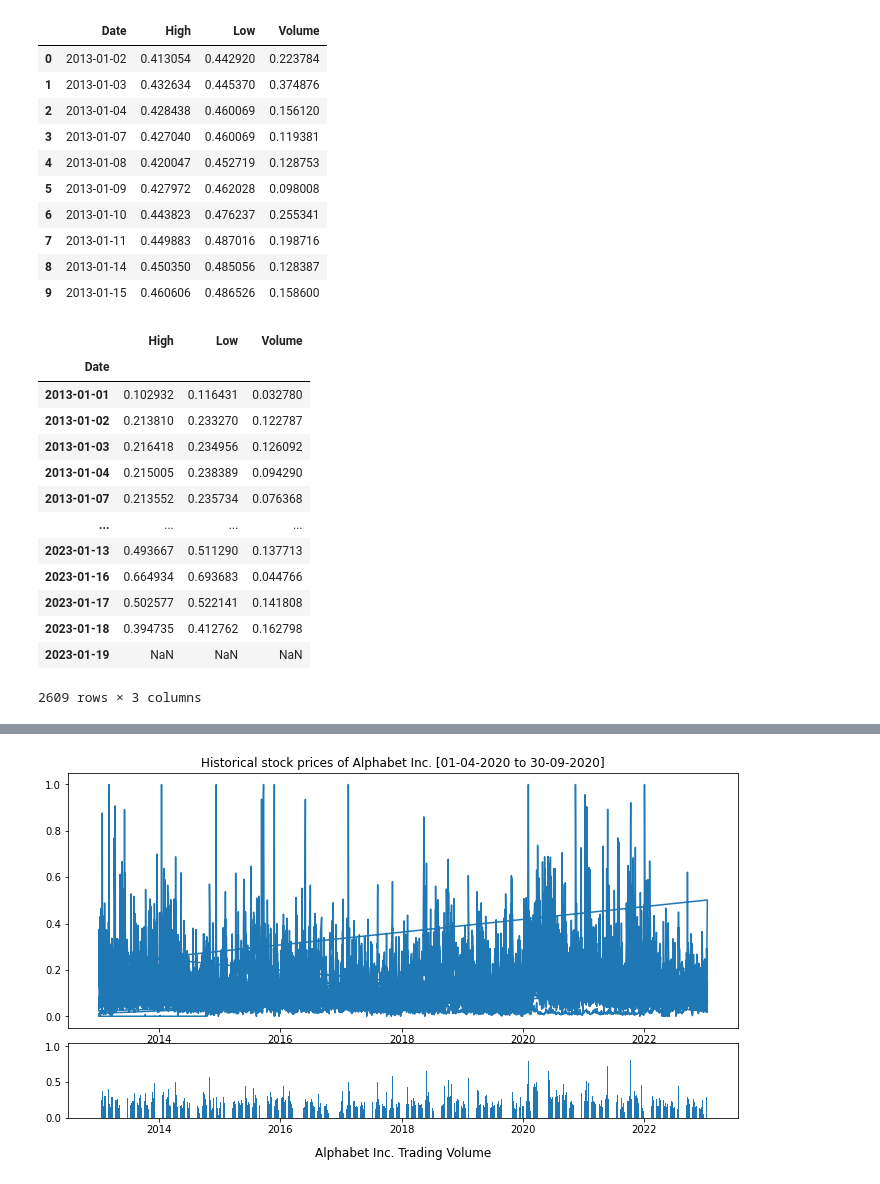
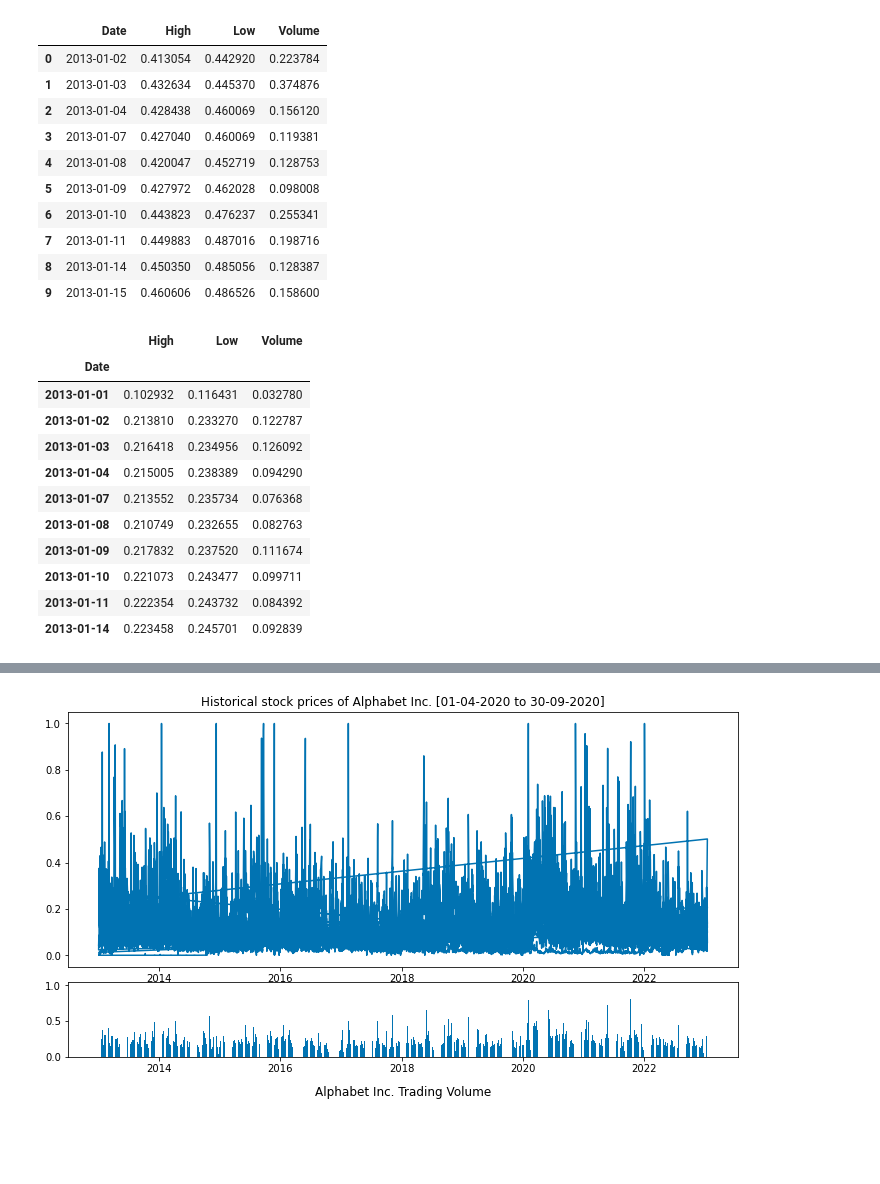
Before and after one commit to anjaliskilton/Finance_Group_Project, a Jupyter notebook: AutoMobile_Analysis_Function.ipynb, the cells around one changed output, grey strips where cells are left out. Saved outputs shown, nothing was run; the diff lists cells and outputs as text; code cells hidden in the pictures; blank space fills up the shorter version.

```diff
--- a/AutoMobile_Analysis_Function.ipynb
+++ b/AutoMobile_Analysis_Function.ipynb
@@ -98,19 +96,19 @@ AutoMobile_df.head(10)
 | 8 | 2013-01-14 | 0.450350 | 0.485056 | 0.128387 |
 | 9 | 2013-01-15 | 0.460606 | 0.486526 | 0.158600 |
 # %%
-AutoMobile_df.groupby('Date')[['High','Low','Volume']].mean()
+df_Auto = AutoMobile_df.groupby('Date')[['High','Low','Volume']].mean().dropna()
-# %% [output]
-|  | High | Low | Volume |
-| Date |  |  |  |
-| 2013-01-01 | 0.102932 | 0.116431 | 0.032780 |
-| 2013-01-02 | 0.213810 | 0.233270 | 0.122787 |
-| 2013-01-03 | 0.216418 | 0.234956 | 0.126092 |
-| 2013-01-04 | 0.215005 | 0.238389 | 0.094290 |
-| 2013-01-07 | 0.213552 | 0.235734 | 0.076368 |
-| ... | ... | ... | ... |
-| 2023-01-13 | 0.493667 | 0.511290 | 0.137713 |
-| 2023-01-16 | 0.664934 | 0.693683 | 0.044766 |
-| 2023-01-17 | 0.502577 | 0.522141 | 0.141808 |
-| 2023-01-18 | 0.394735 | 0.412762 | 0.162798 |
-| 2023-01-19 | NaN | NaN | NaN |
-2609 rows × 3 columns
+# %%
+df_Auto.head(10)
+# %% [output]
+|  | High | Low | Volume |
+| Date |  |  |  |
+| 2013-01-01 | 0.102932 | 0.116431 | 0.032780 |
+| 2013-01-02 | 0.213810 | 0.233270 | 0.122787 |
+| 2013-01-03 | 0.216418 | 0.234956 | 0.126092 |
+| 2013-01-04 | 0.215005 | 0.238389 | 0.094290 |
+| 2013-01-07 | 0.213552 | 0.235734 | 0.076368 |
+| 2013-01-08 | 0.210749 | 0.232655 | 0.082763 |
+| 2013-01-09 | 0.217832 | 0.237520 | 0.111674 |
+| 2013-01-10 | 0.221073 | 0.243477 | 0.099711 |
+| 2013-01-11 | 0.222354 | 0.243732 | 0.084392 |
+| 2013-01-14 | 0.223458 | 0.245701 | 0.092839 |
```
Also changed, not shown: parts of 15 cells of this notebook.
